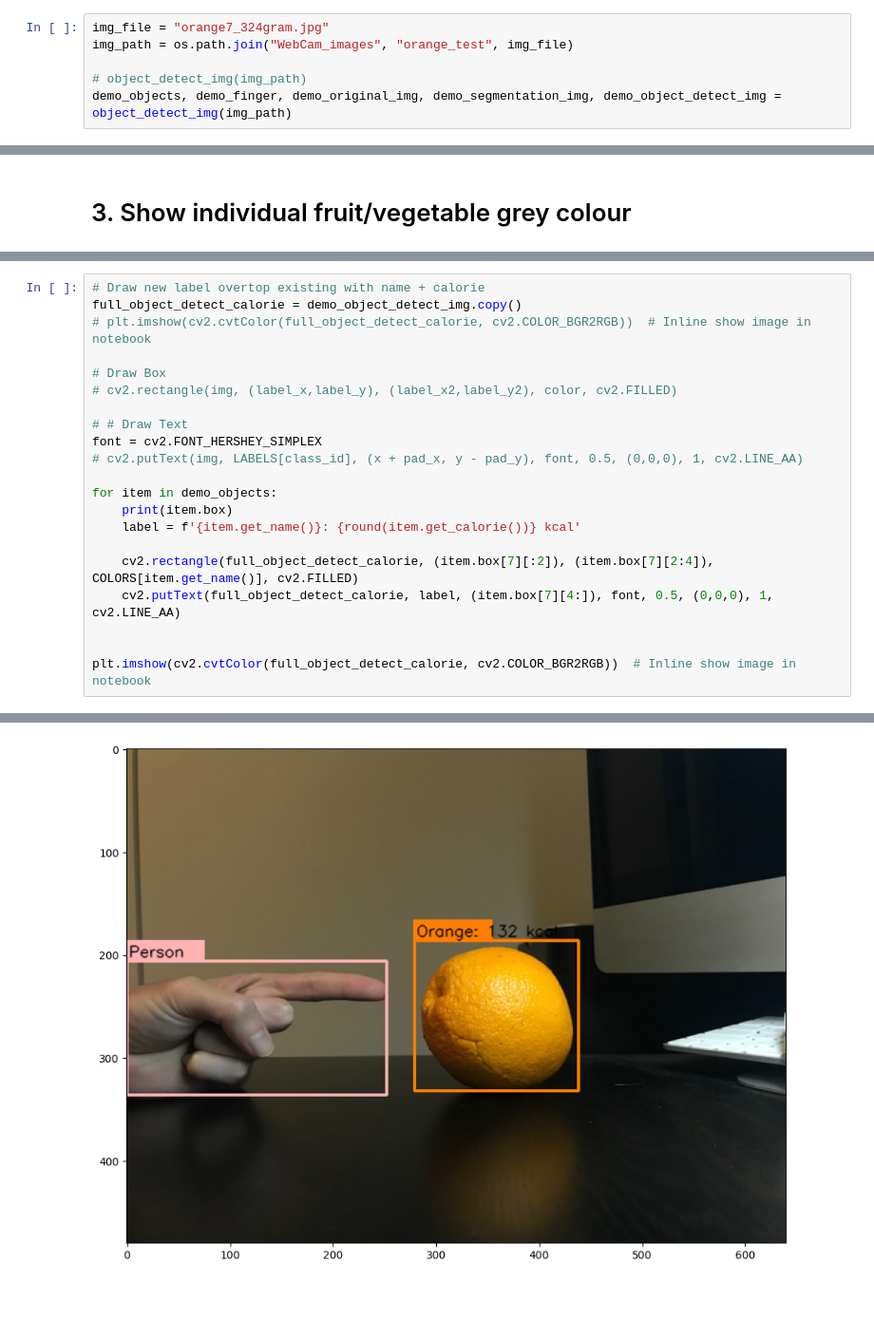
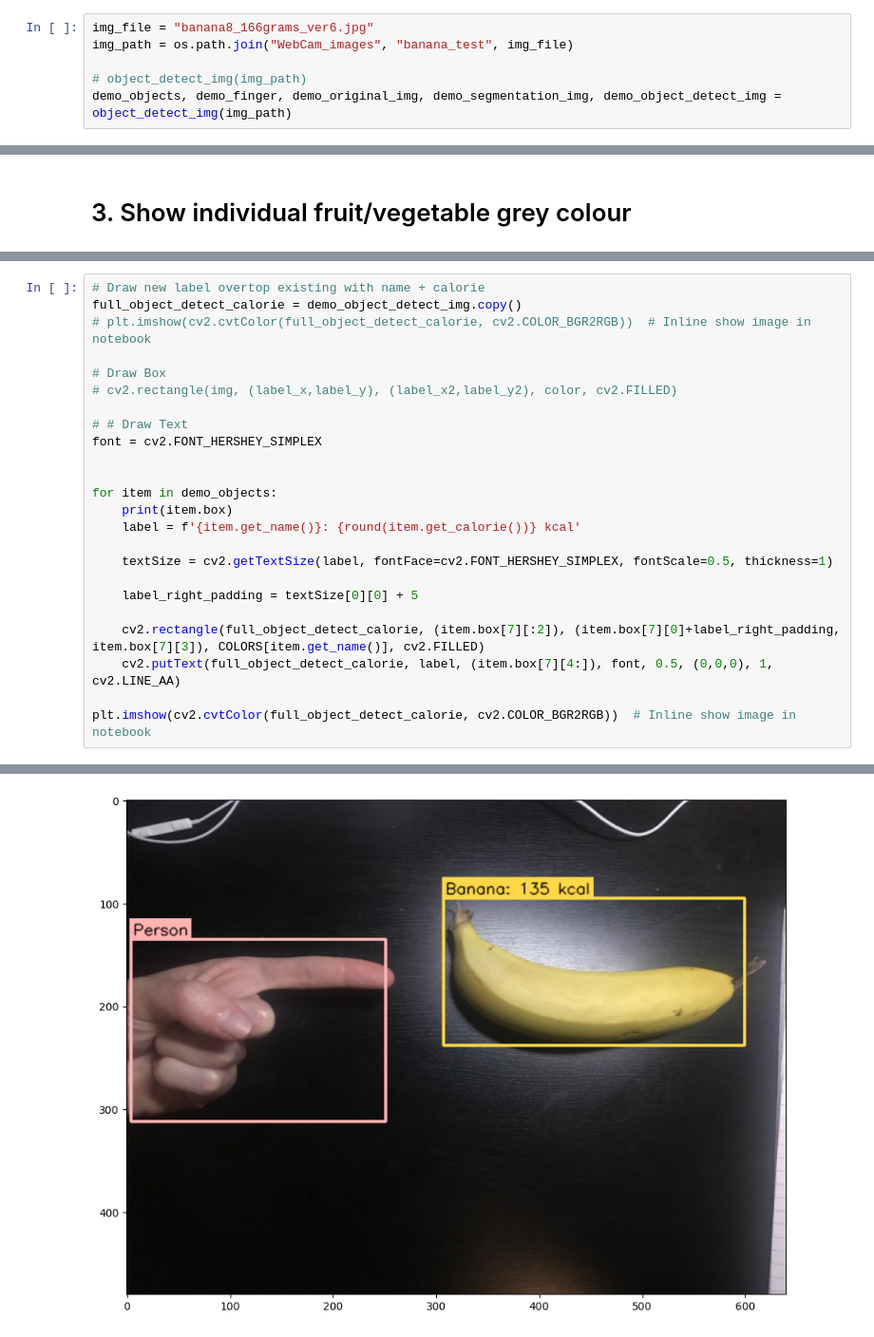
Before and after one commit to kainphoton/METR4911_MaskRCNN, a Jupyter notebook: fruit_calorie_detection_demo.ipynb, the cells around one changed output, grey strips where cells are left out. Shown at 95% size. Drawn from its saved outputs; the diff is of its cells as text; blank space fills up the shorter version.

Commit message:
Fix the right padding of the text label

```diff
--- a/fruit_calorie_detection_demo.ipynb
+++ b/fruit_calorie_detection_demo.ipynb
@@ -9,8 +9,8 @@ import math as m
 # %% [markdown]
 # 1. Detect Static Image
 # %%
-img_file = "orange7_324gram.jpg"
-img_path = os.path.join("WebCam_images", "orange_test", img_file)
+img_file = "banana8_166grams_ver6.jpg"
+img_path = os.path.join("WebCam_images", "banana_test", img_file)
 
 # object_detect_img(img_path)
 demo_objects, demo_finger, demo_original_img, demo_segmentation_img, demo_object_detect_img = object_detect_img(img_path)
@@ -99,15 +99,18 @@ full_object_detect_calorie = demo_object_detect_img.copy()
 
 # # Draw Text
 font = cv2.FONT_HERSHEY_SIMPLEX
-# cv2.putText(img, LABELS[class_id], (x + pad_x, y - pad_y), font, 0.5, (0,0,0), 1, cv2.LINE_AA)
+
 
 for item in demo_objects:
     print(item.box)
     label = f'{item.get_name()}: {round(item.get_calorie())} kcal'
 
-    cv2.rectangle(full_object_detect_calorie, (item.box[7][:2]), (item.box[7][2:4]), COLORS[item.get_name()], cv2.FILLED)
+    textSize = cv2.getTextSize(label, fontFace=cv2.FONT_HERSHEY_SIMPLEX, fontScale=0.5, thickness=1)
+
+    label_right_padding = textSize[0][0] + 5
+
+    cv2.rectangle(full_object_detect_calorie, (item.box[7][:2]), (item.box[7][0]+label_right_padding, item.box[7][3]), COLORS[item.get_name()], cv2.FILLED)
     cv2.putText(full_object_detect_calorie, label, (item.box[7][4:]), font, 0.5, (0,0,0), 1, cv2.LINE_AA)
 
-
 plt.imshow(cv2.cvtColor(full_object_detect_calorie, cv2.COLOR_BGR2RGB))  # Inline show image in notebook
 # %% [output]
@@ -115,2 +118,2 @@ plt.imshow(cv2.cvtColor(full_object_detect_calorie, cv2.COLOR_BGR2RGB))  # Inlin
 <matplotlib.image.AxesImage at 0x...>
-[figure, old version]
+[figure, new version]
```
Also changed, not shown: parts of 3 cells of this notebook, 1 other file.
